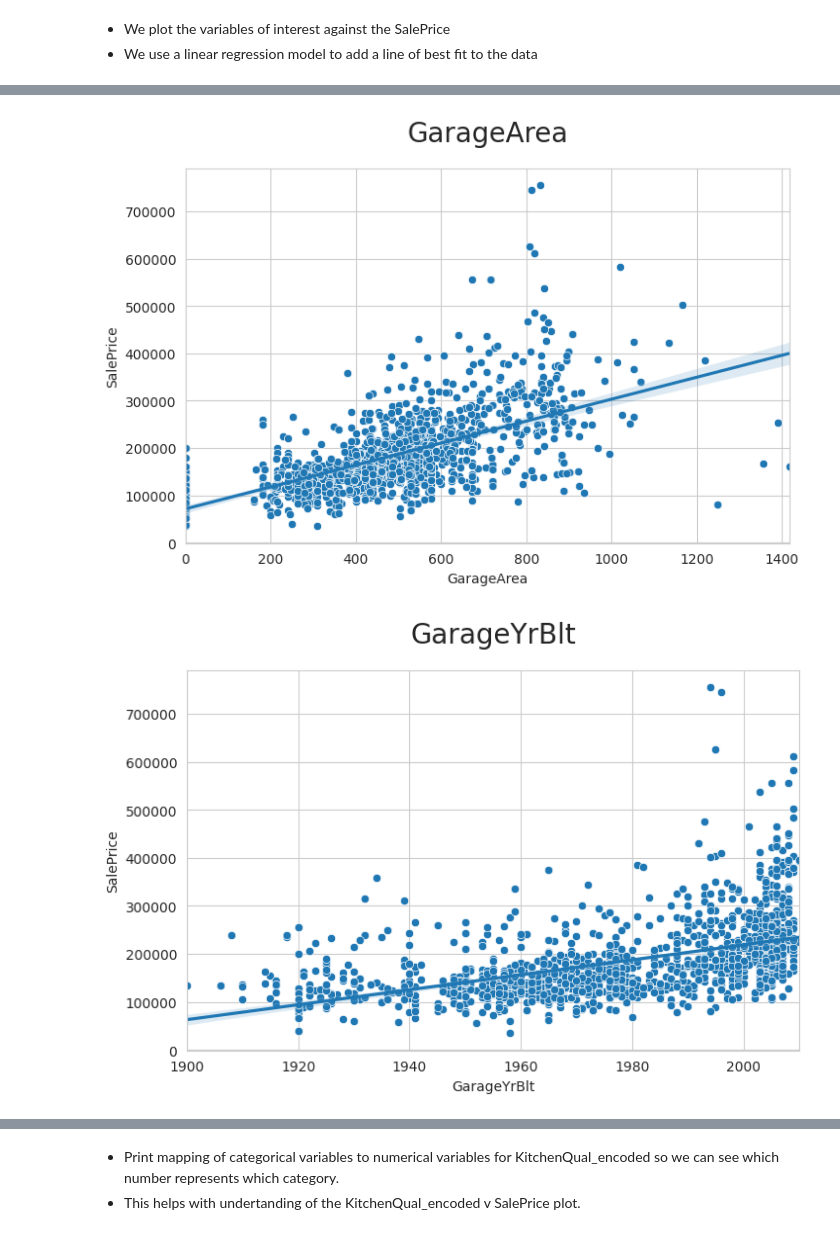
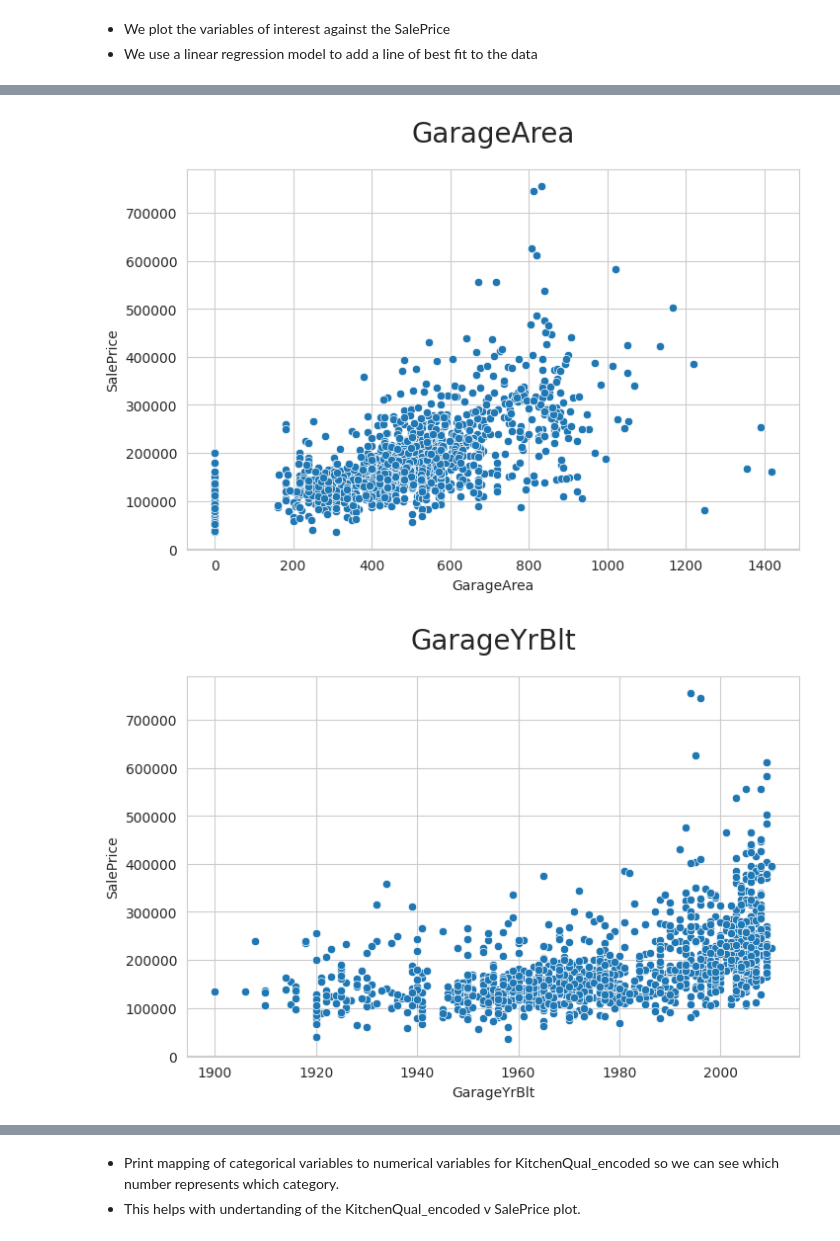
Before and after one commit to helenmurugan/heritage-housing-issues, a Jupyter notebook: jupyter_notebooks/03_Data_Visualisations.ipynb, the cells around one changed output, grey strips where cells are left out. Cells and saved outputs as stored; diff of their text form; code cells hidden in the pictures.

```diff
--- a/jupyter_notebooks/03_Data_Visualisations.ipynb
+++ b/jupyter_notebooks/03_Data_Visualisations.ipynb
@@ -225,10 +225,8 @@ def plot_numerical(df_eda, col):
     for col in vars_to_study:
         fig, axes = plt.subplots(figsize=(8, 5))
         axes = sns.scatterplot(data=df_eda, x=col, y=target_var)
-        sns.regplot(data=df_eda, x=col, y=target_var, scatter=False, ax=axes)
         plt.title(f"{col}", fontsize=20, y=1.05)
         plt.show()
         print("\n\n")
-
 plot_numerical(df_eda, col)
 # %% [output]
@@ -236,2 +234,2 @@ plot_numerical(df_eda, col)
-[figure, old version]
+[figure, new version]
-[figure, old version]
+[figure, new version]
```
Also changed, not shown: parts of 1 cell of this notebook, 2 other files.
